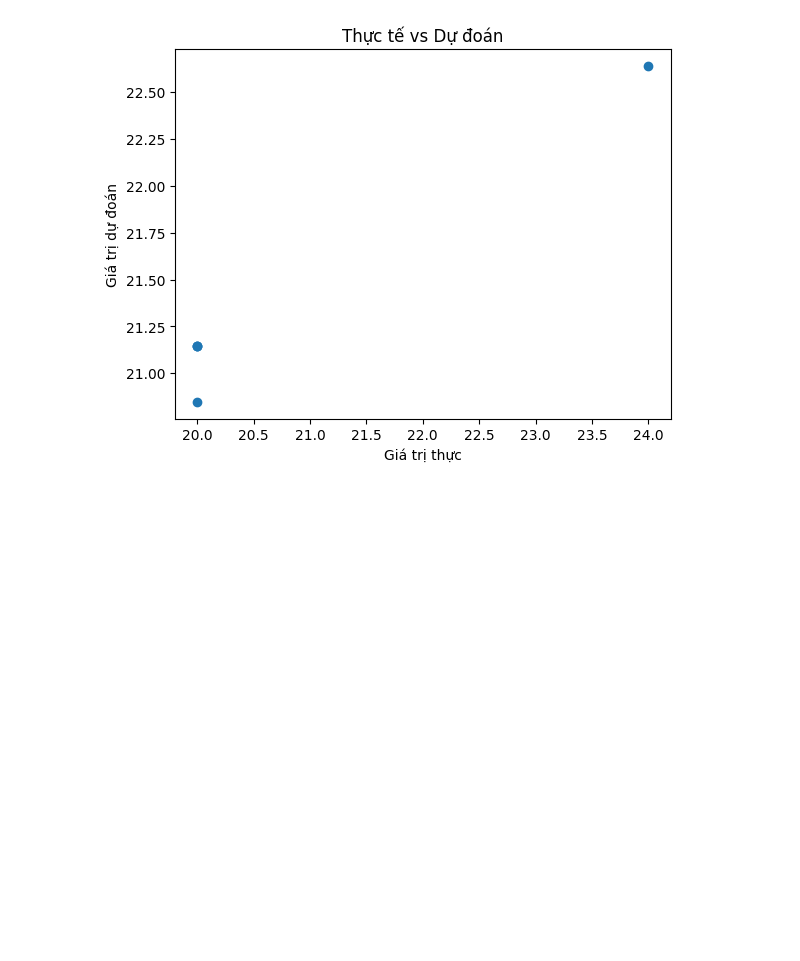
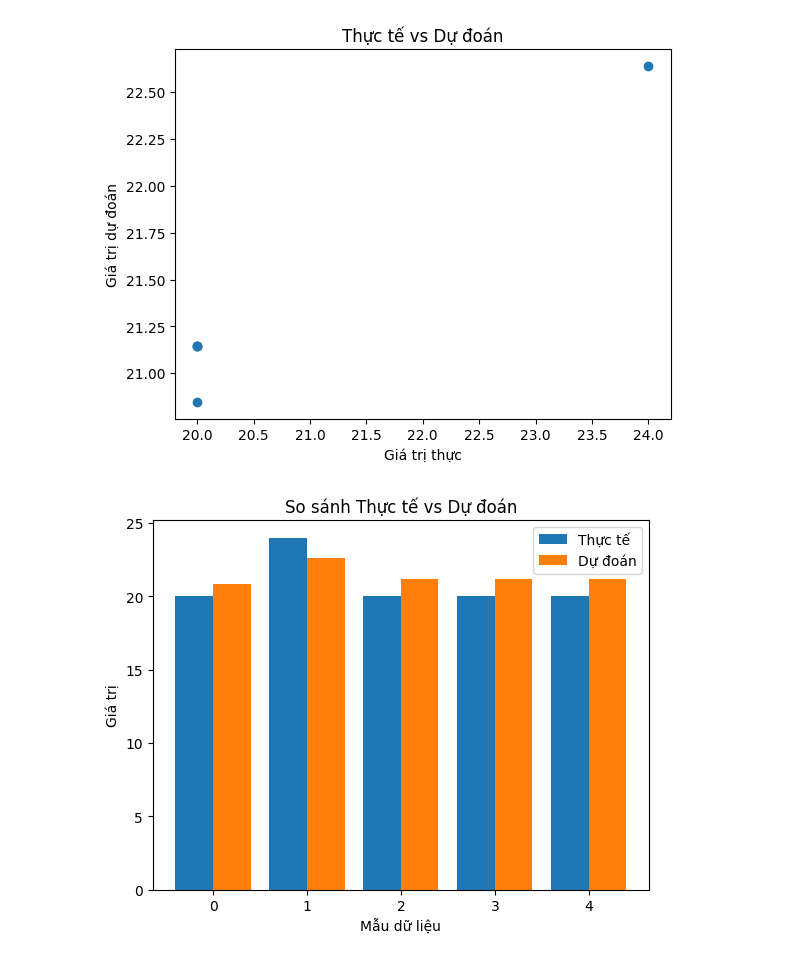
Before and after one commit to dangchicong/hocsau, a Jupyter notebook: linearregression.ipynb, the cells around one changed output. Cells and saved outputs as stored; diff of their text form; code cells hidden in the pictures; blank space fills up the shorter version.

```diff
--- a/linearregression.ipynb
+++ b/linearregression.ipynb
@@ -99,3 +99,26 @@ plt.title("Thực tế vs Dự đoán")
 plt.show()
 # %% [output]
 [figure]
+# %%
+import matplotlib.pyplot as plt
+import numpy as np
+
+# Tạo trục x (index)
+x = np.arange(len(y_test))
+
+plt.figure()
+
+# Cột thực tế
+plt.bar(x - 0.2, y_test, width=0.4, label='Thực tế')
+
+# Cột dự đoán
+plt.bar(x + 0.2, y_pred, width=0.4, label='Dự đoán')
+
+plt.xlabel("Mẫu dữ liệu")
+plt.ylabel("Giá trị")
+plt.title("So sánh Thực tế vs Dự đoán")
+plt.legend()
+
+plt.show()
+# %% [output]
+[figure, added]
```
